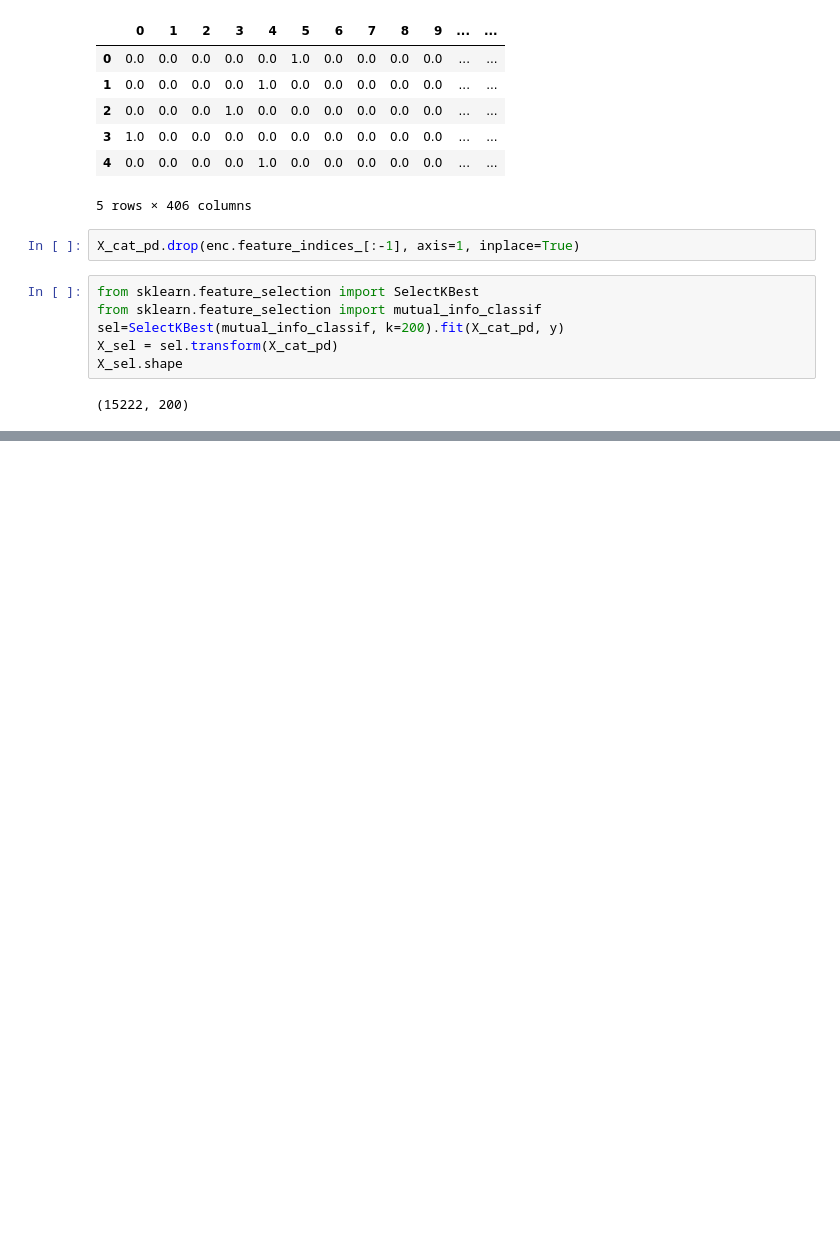
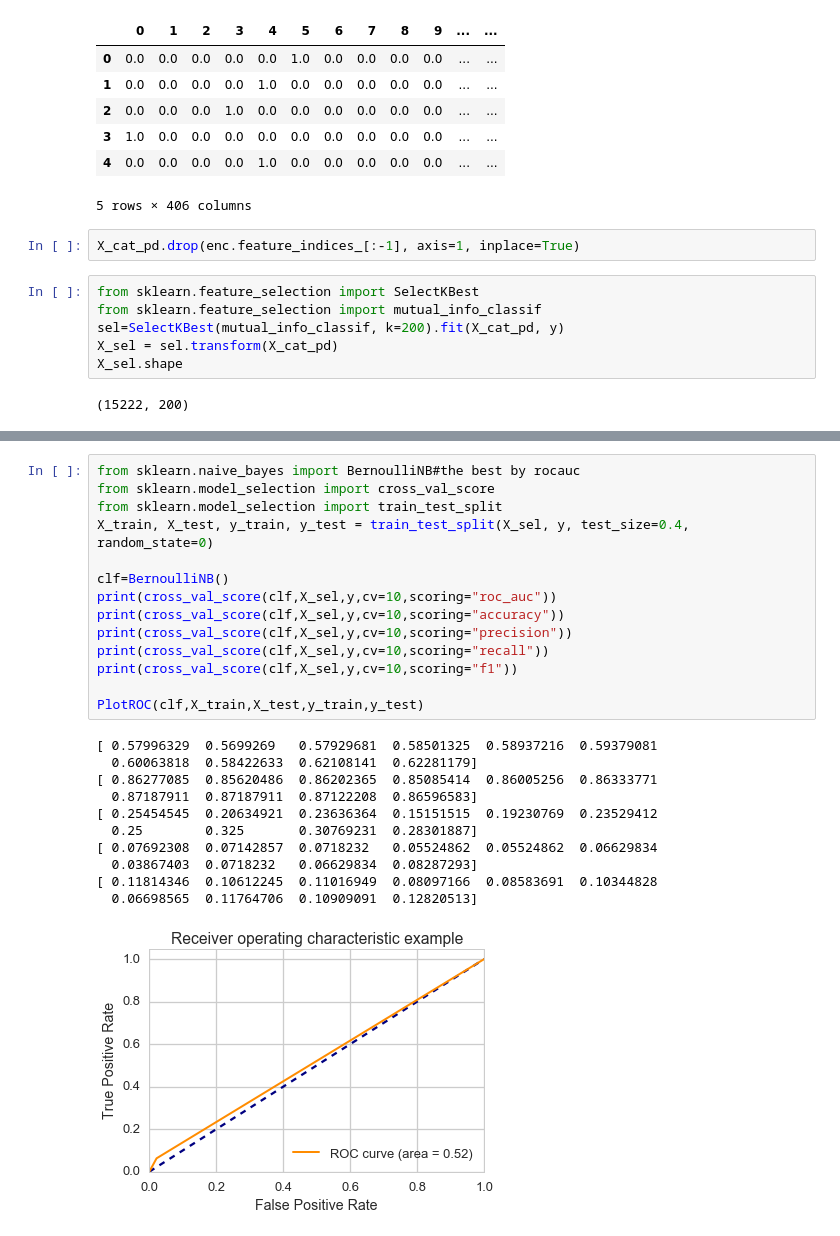
Before and after one commit to XuMuK1/IntroDS_HW, a Jupyter notebook: FinalProject/ServiceNotebook.ipynb, the cells around one changed output, grey strips where cells are left out. Cells and saved outputs as stored; diff of their text form; blank space fills up the shorter version.

```diff
--- a/FinalProject/ServiceNotebook.ipynb
+++ b/FinalProject/ServiceNotebook.ipynb
@@ -240,0 +281,26 @@ ROCAUC: [ 0.51587311  0.49909866  0.51497437]
+# %%
+from sklearn.naive_bayes import BernoulliNB#the best by rocauc
+from sklearn.model_selection import cross_val_score
+from sklearn.model_selection import train_test_split
+X_train, X_test, y_train, y_test = train_test_split(X_sel, y, test_size=0.4, random_state=0)
+
+clf=BernoulliNB()
+print(cross_val_score(clf,X_sel,y,cv=10,scoring="roc_auc"))
+print(cross_val_score(clf,X_sel,y,cv=10,scoring="accuracy"))
+print(cross_val_score(clf,X_sel,y,cv=10,scoring="precision"))
+print(cross_val_score(clf,X_sel,y,cv=10,scoring="recall"))
+print(cross_val_score(clf,X_sel,y,cv=10,scoring="f1"))
+
+PlotROC(clf,X_train,X_test,y_train,y_test)
+# %% [output]
+[ 0.57996329  0.5699269   0.57929681  0.58501325  0.58937216  0.59379081
+  0.60063818  0.58422633  0.62108141  0.62281179]
+[ 0.86277085  0.85620486  0.86202365  0.85085414  0.86005256  0.86333771
+  0.87187911  0.87187911  0.87122208  0.86596583]
+[ 0.25454545  0.20634921  0.23636364  0.15151515  0.19230769  0.23529412
+  0.25        0.325       0.30769231  0.28301887]
+[ 0.07692308  0.07142857  0.0718232   0.05524862  0.05524862  0.06629834
+  0.03867403  0.0718232   0.06629834  0.08287293]
+[ 0.11814346  0.10612245  0.11016949  0.08097166  0.08583691  0.10344828
+  0.06698565  0.11764706  0.10909091  0.12820513]
+[figure, added]
```
Also changed, not shown: parts of 6 cells of this notebook.
